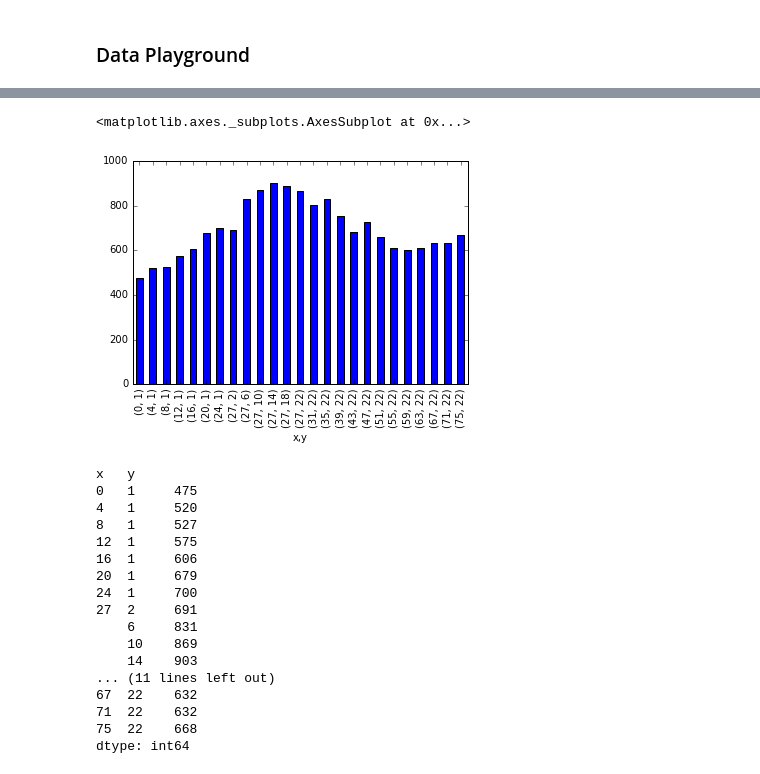
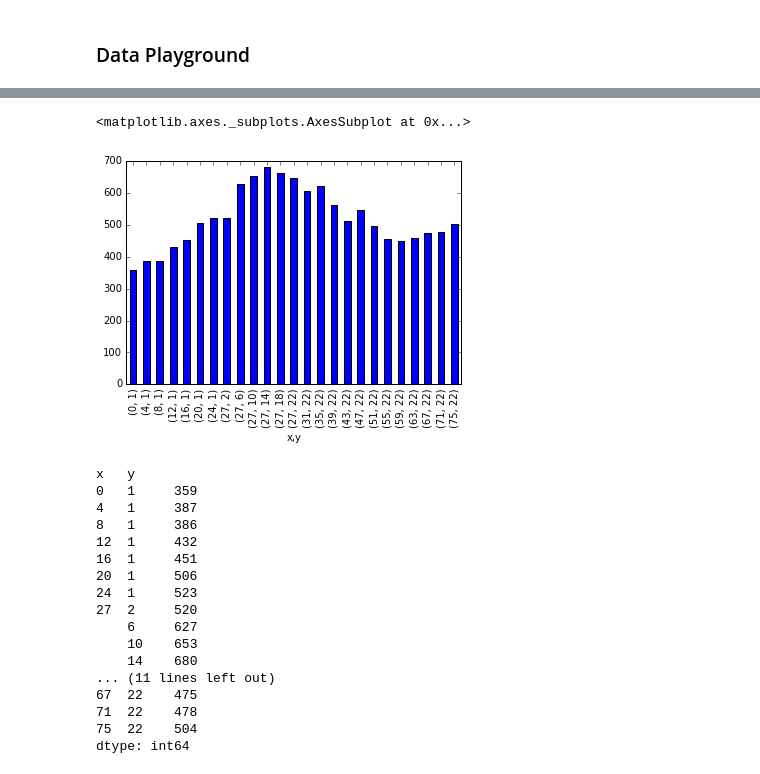
Before and after one commit to YanuX-Framework/YanuX-Cruncher, a Jupyter notebook: CruncherNotebook.ipynb, the cells around one changed output, grey strips where cells are left out. Cells and saved outputs as stored; diff of their text form; code cells hidden in the pictures.

```diff
--- a/CruncherNotebook.ipynb
+++ b/CruncherNotebook.ipynb
@@ -66,3 +44,6 @@ wifi_samples
+# %%
+wifi_results = pd.DataFrame(wifi_logs.wifi_results(0, 30), columns=["filename", "x", "y", "floor",
+                                                               "sample_id", "mac_address", "signal_strength"])
 # %% [markdown]
 Export everything to a CSV file so that you can play with it more easily on other software tools (e.g., Excel)
 # %%
@@ -130,27 +126,27 @@ bc:14:01:9c:37:09      8
 dtype: int64
 # %%
-wifi_samples_coord_group = wifi_samples.groupby(["x", "y"])
-wifi_samples_coord_group.size().plot(kind="bar")
+wifi_results_coord_group = wifi_results.groupby(["x", "y"])
+wifi_results_coord_group.size().plot(kind="bar")
 # %% [output]
 <matplotlib.axes._subplots.AxesSubplot at 0x...>
-[figure, old version]
+[figure, new version]
 # %%
-wifi_samples_coord_group.size()
+wifi_results_coord_group.size()
 # %% [output]
 x   y
-0   1     475
-4   1     520
-8   1     527
-12  1     575
-16  1     606
-20  1     679
-24  1     700
-27  2     691
-    6     831
-    10    869
-    14    903
+0   1     359
+4   1     387
+8   1     386
+12  1     432
+16  1     451
+20  1     506
+24  1     523
+27  2     520
+    6     627
+    10    653
+    14    680
 ... (11 lines left out)
-67  22    632
-71  22    632
-75  22    668
+67  22    475
+71  22    478
+75  22    504
 dtype: int64
```
Also changed, not shown: parts of 25 cells of this notebook, 4 other files.
